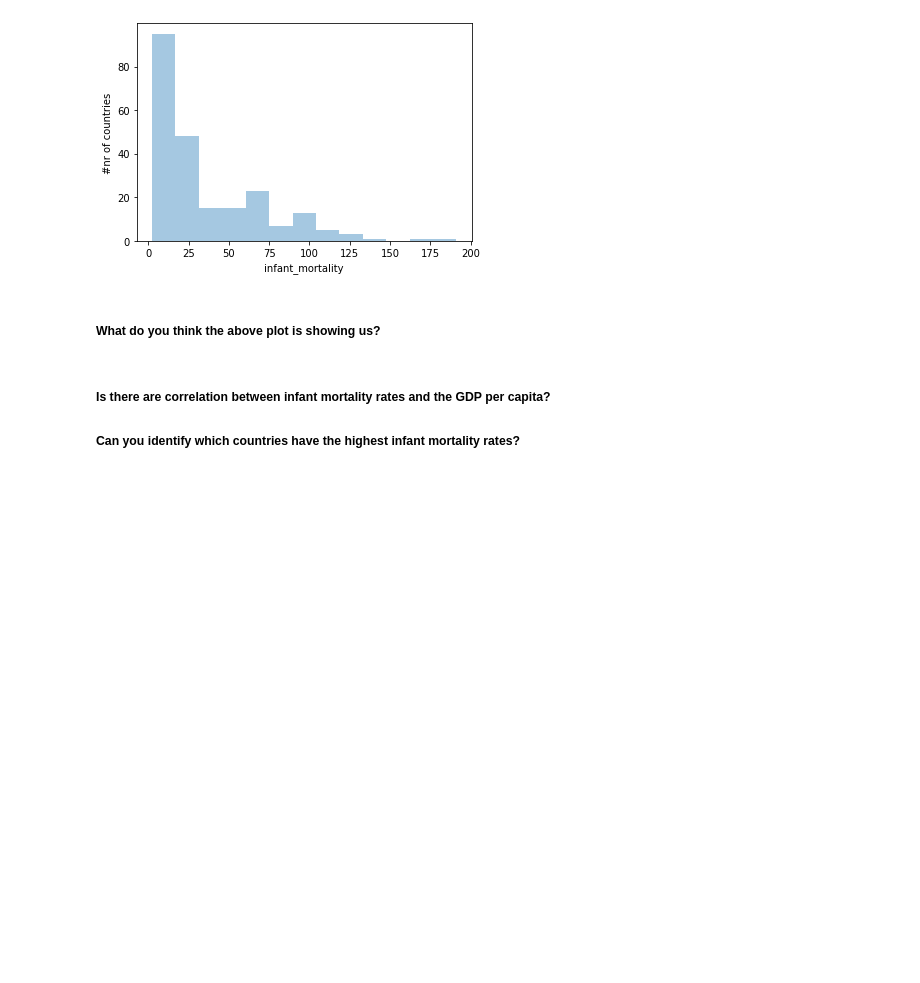
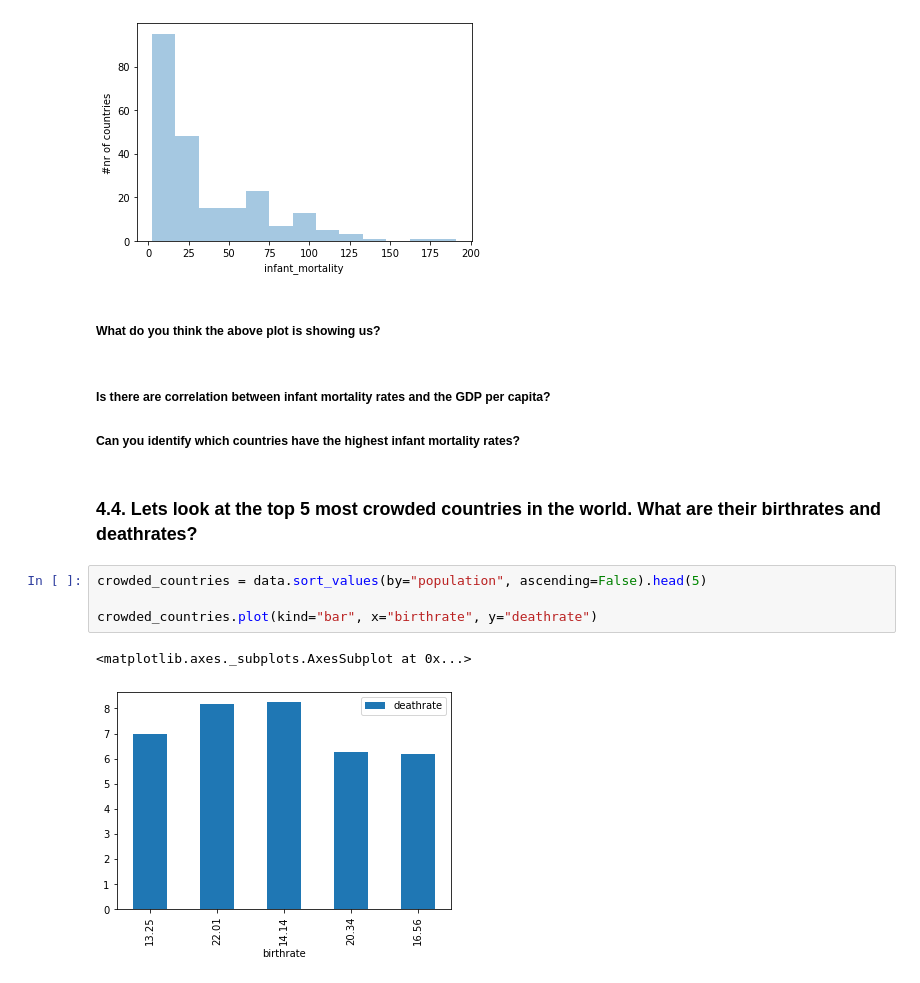
Before and after one commit to sraktale/pygn, a Jupyter notebook: sessions/2/Data Science Intro.ipynb, the cells around one changed output. Cells and saved outputs as stored; diff of their text form; blank space fills up the shorter version.

Commit message:
commiting final plot from Priya

```diff
--- a/sessions/2/Data Science Intro.ipynb
+++ b/sessions/2/Data Science Intro.ipynb
@@ -372,3 +372,12 @@ plt.show()
 ##### Is there are correlation between infant mortality rates and the GDP per capita?
 
 ##### Can you identify which countries have the highest infant mortality rates?
+# %% [markdown]
+### 4.4. Lets look at the top 5 most crowded countries in the world. What are their birthrates and deathrates?
+# %%
+crowded_countries = data.sort_values(by="population", ascending=False).head(5)
+
+crowded_countries.plot(kind="bar", x="birthrate", y="deathrate")
+# %% [output]
+<matplotlib.axes._subplots.AxesSubplot at 0x...>
+[figure, added]
```
